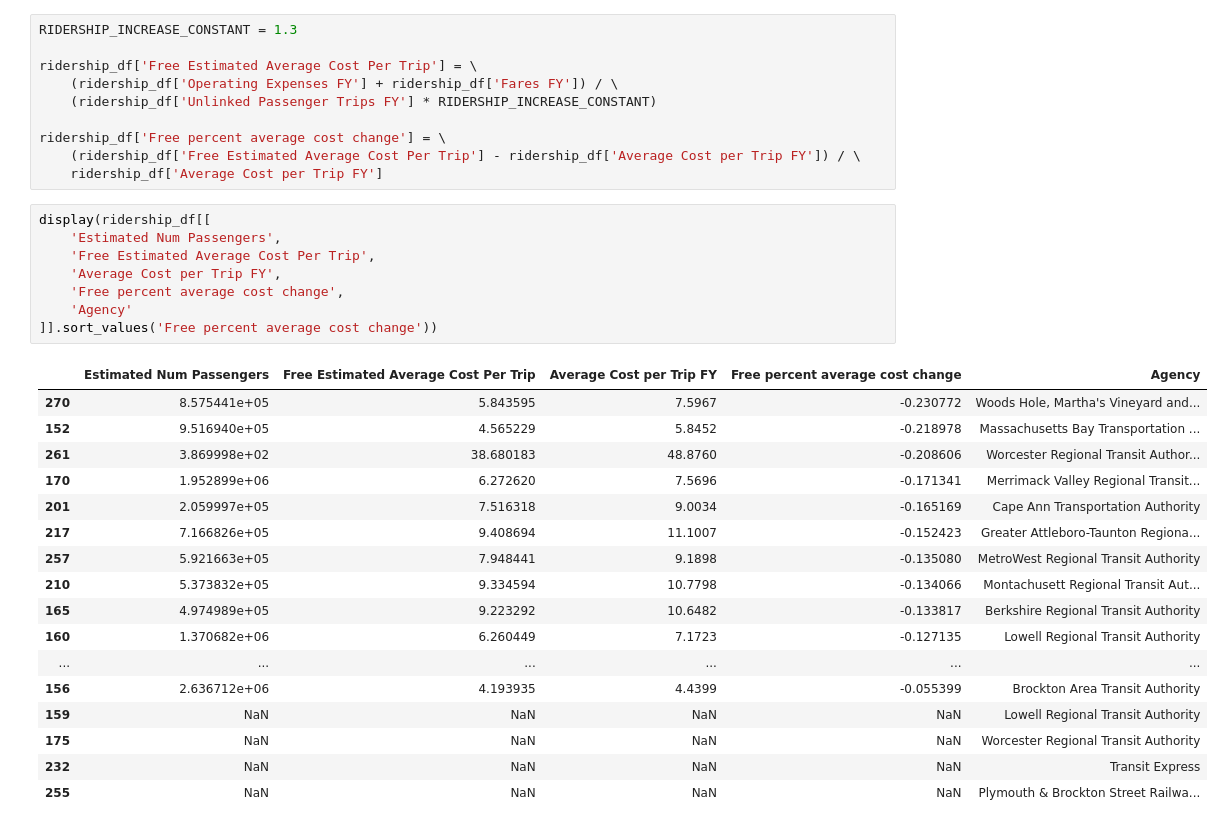
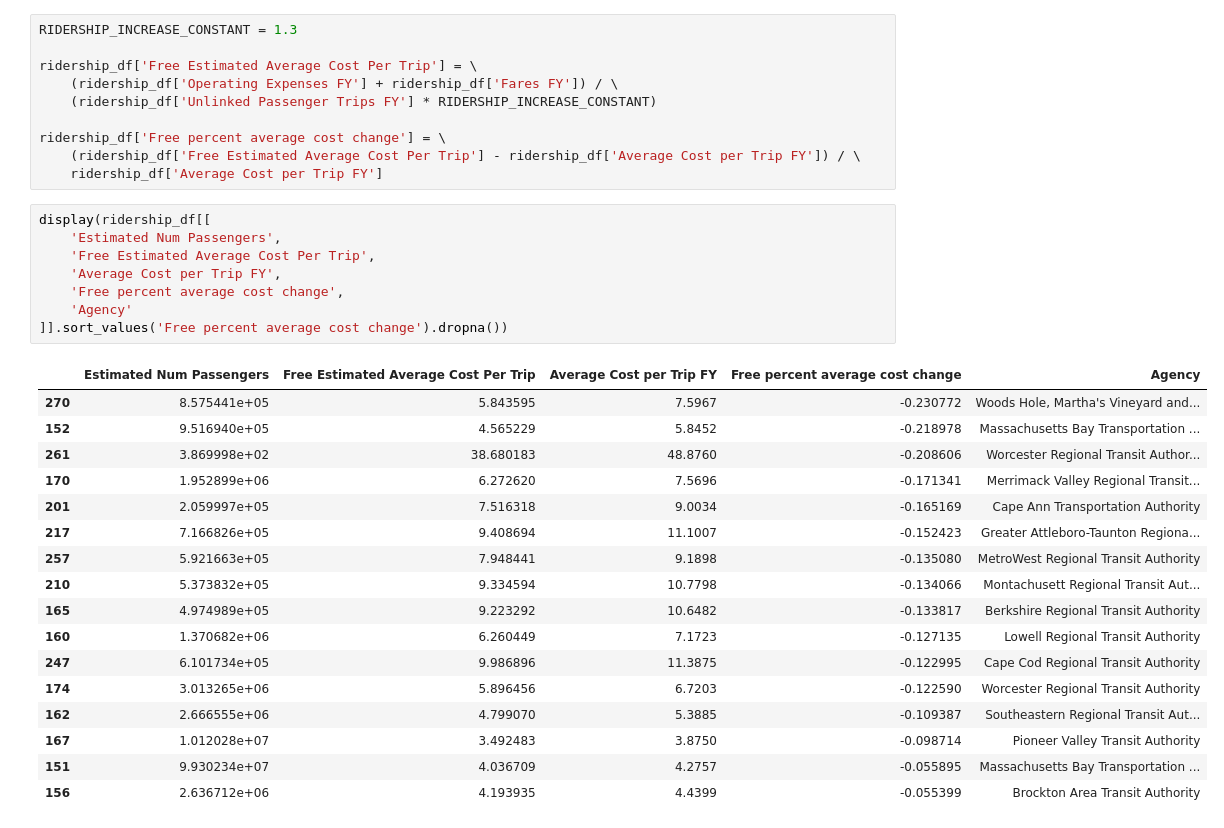
Before and after one commit to cumason123/transit-equity, a Jupyter notebook: src/rta_aggregation.ipynb, the cells around one changed output. Saved outputs shown, nothing was run; the diff lists cells and outputs as text.

```diff
--- a/src/rta_aggregation.ipynb
+++ b/src/rta_aggregation.ipynb
@@ -351,26 +351,26 @@ ridership_df['Free percent average cost change'] = \
 # %%
 display(ridership_df[[
     'Estimated Num Passengers',
     'Free Estimated Average Cost Per Trip',
     'Average Cost per Trip FY',
     'Free percent average cost change',
     'Agency'
-]].sort_values('Free percent average cost change'))
+]].sort_values('Free percent average cost change').dropna())
 # %% [output]
 |  | Estimated Num Passengers | Free Estimated Average Cost Per Trip | Average Cost per Trip FY | Free percent average cost change | Agency |
 | 270 | 8.575441e+05 | 5.843595 | 7.5967 | -0.230772 | Woods Hole, Martha's Vineyard and... |
 | 152 | 9.516940e+05 | 4.565229 | 5.8452 | -0.218978 | Massachusetts Bay Transportation ... |
 | 261 | 3.869998e+02 | 38.680183 | 48.8760 | -0.208606 | Worcester Regional Transit Author... |
 | 170 | 1.952899e+06 | 6.272620 | 7.5696 | -0.171341 | Merrimack Valley Regional Transit... |
 | 201 | 2.059997e+05 | 7.516318 | 9.0034 | -0.165169 | Cape Ann Transportation Authority |
 | 217 | 7.166826e+05 | 9.408694 | 11.1007 | -0.152423 | Greater Attleboro-Taunton Regiona... |
 | 257 | 5.921663e+05 | 7.948441 | 9.1898 | -0.135080 | MetroWest Regional Transit Authority |
 | 210 | 5.373832e+05 | 9.334594 | 10.7798 | -0.134066 | Montachusett Regional Transit Aut... |
 | 165 | 4.974989e+05 | 9.223292 | 10.6482 | -0.133817 | Berkshire Regional Transit Authority |
 | 160 | 1.370682e+06 | 6.260449 | 7.1723 | -0.127135 | Lowell Regional Transit Authority |
-| ... | ... | ... | ... | ... | ... |
+| 247 | 6.101734e+05 | 9.986896 | 11.3875 | -0.122995 | Cape Cod Regional Transit Authority |
+| 174 | 3.013265e+06 | 5.896456 | 6.7203 | -0.122590 | Worcester Regional Transit Authority |
+| 162 | 2.666555e+06 | 4.799070 | 5.3885 | -0.109387 | Southeastern Regional Transit Aut... |
+| 167 | 1.012028e+07 | 3.492483 | 3.8750 | -0.098714 | Pioneer Valley Transit Authority |
+| 151 | 9.930234e+07 | 4.036709 | 4.2757 | -0.055895 | Massachusetts Bay Transportation ... |
 | 156 | 2.636712e+06 | 4.193935 | 4.4399 | -0.055399 | Brockton Area Transit Authority |
-| 159 | NaN | NaN | NaN | NaN | Lowell Regional Transit Authority |
-| 175 | NaN | NaN | NaN | NaN | Worcester Regional Transit Authority |
-| 232 | NaN | NaN | NaN | NaN | Transit Express |
-| 255 | NaN | NaN | NaN | NaN | Plymouth & Brockton Street Railwa... |
```
